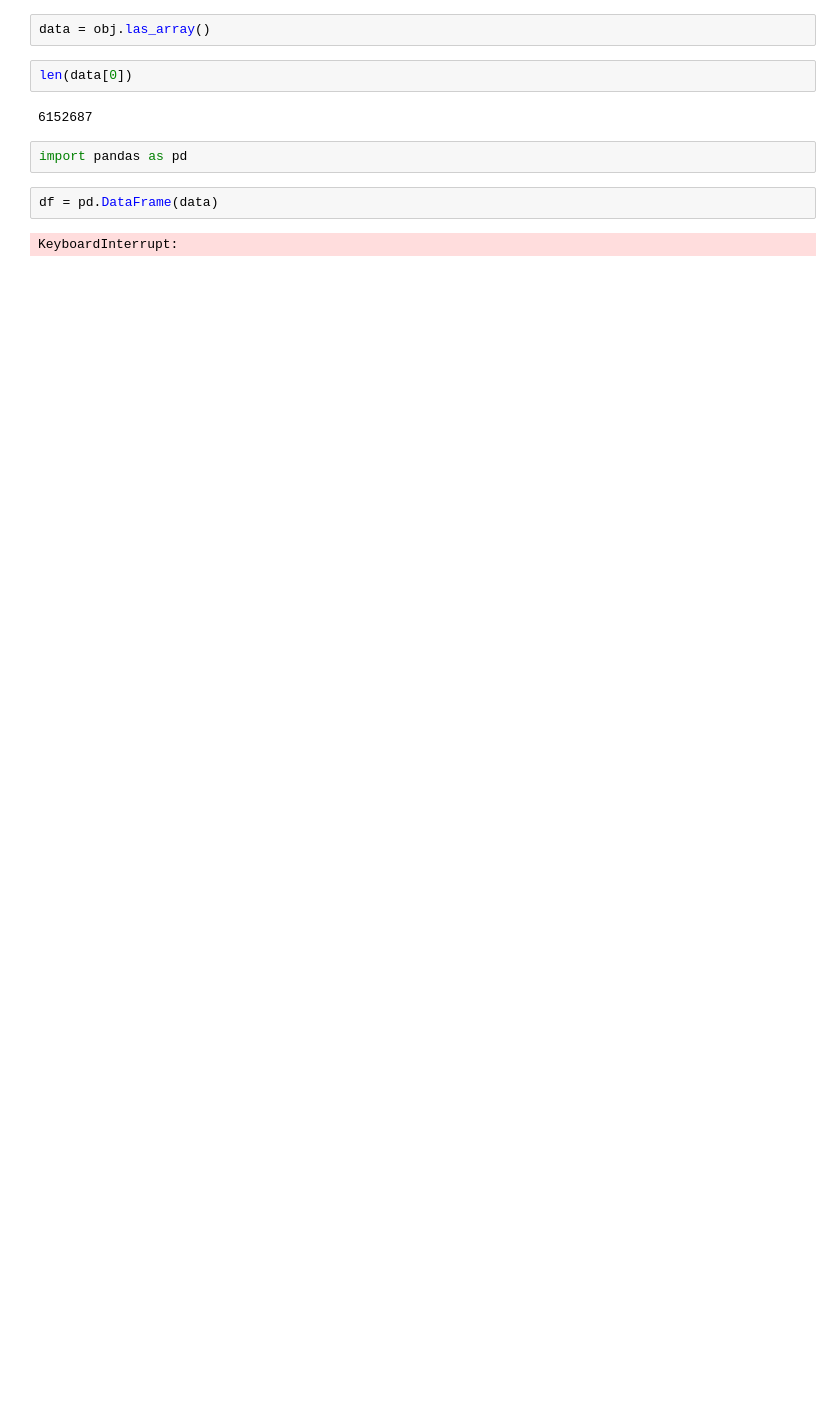
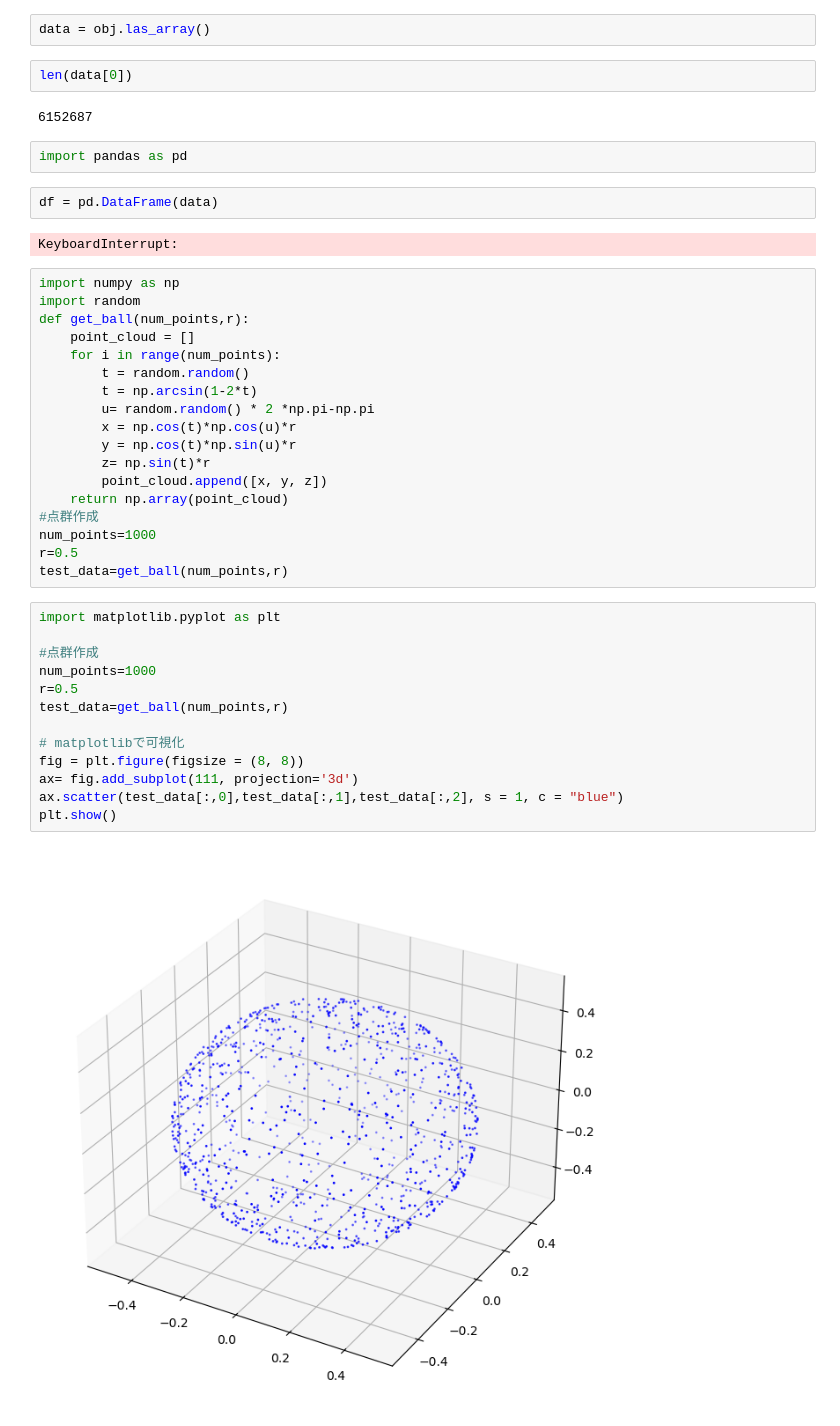
Before and after one commit to yut0takagi/LasTokyo, a Jupyter notebook: dev.ipynb, the cells around one changed output. Cells and saved outputs as stored; diff of their text form; blank space fills up the shorter version.

```diff
--- a/dev.ipynb
+++ b/dev.ipynb
@@ -165,3 +182,36 @@ import pandas as pd
 df = pd.DataFrame(data)
 # %% [output]
 KeyboardInterrupt:
+# %%
+import numpy as np
+import random
+def get_ball(num_points,r):
+    point_cloud = []
+    for i in range(num_points):
+        t = random.random()
+        t = np.arcsin(1-2*t)
+        u= random.random() * 2 *np.pi-np.pi
+        x = np.cos(t)*np.cos(u)*r
+        y = np.cos(t)*np.sin(u)*r
+        z= np.sin(t)*r
+        point_cloud.append([x, y, z])
+    return np.array(point_cloud)
+#点群作成
+num_points=1000
+r=0.5
+test_data=get_ball(num_points,r)
+# %%
+import matplotlib.pyplot as plt
+
+#点群作成
+num_points=1000
+r=0.5
+test_data=get_ball(num_points,r)
+
+# matplotlibで可視化
+fig = plt.figure(figsize = (8, 8))
+ax= fig.add_subplot(111, projection='3d')
+ax.scatter(test_data[:,0],test_data[:,1],test_data[:,2], s = 1, c = "blue")
+plt.show()
+# %% [output]
+[figure, added]
```
Also changed, not shown: parts of 8 cells of this notebook, 1 other file.
